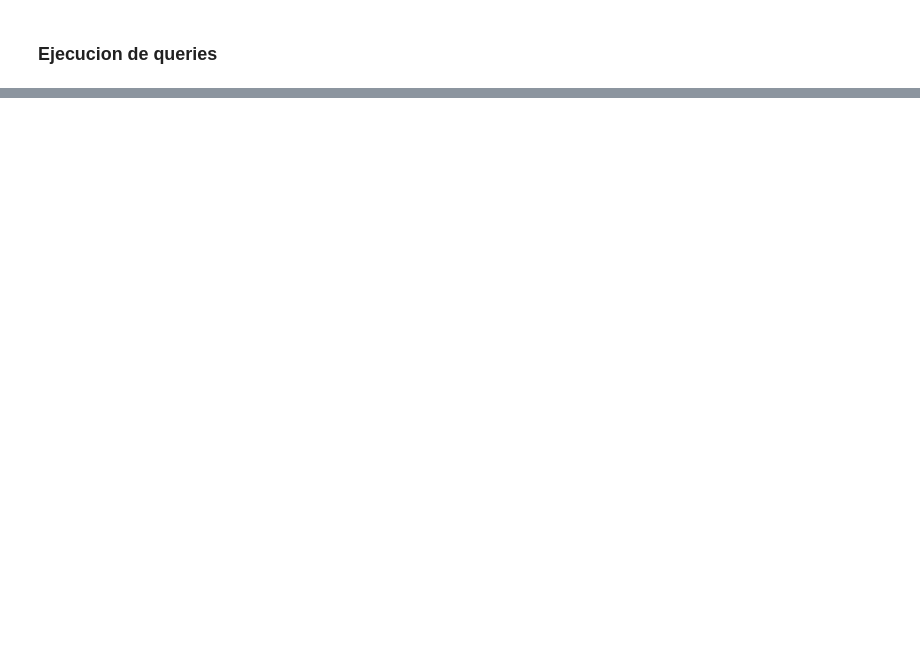
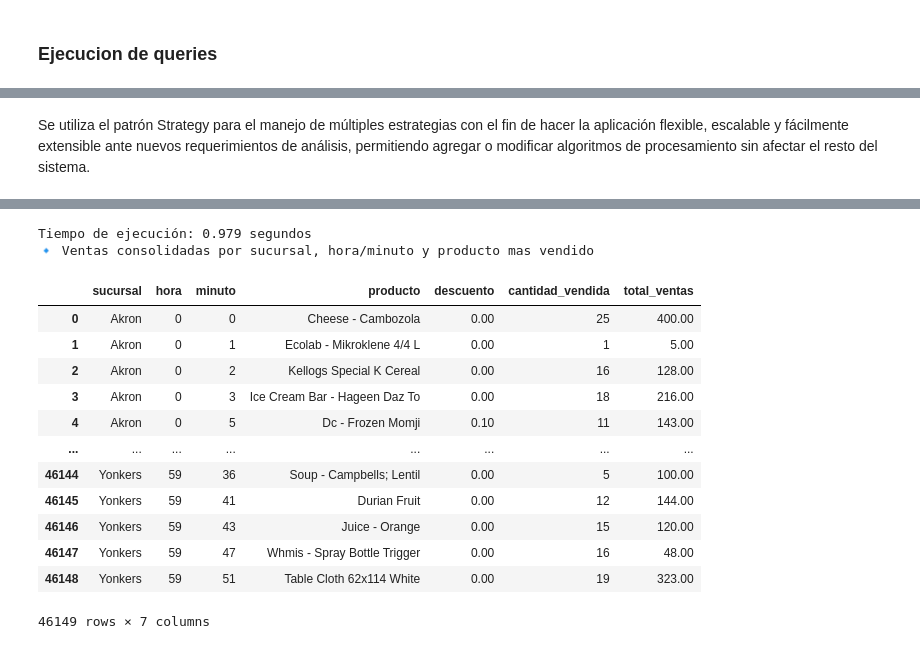
Before and after one commit to BryanCPineda/sales_company, a Jupyter notebook: notebooks/sales_analysis_demo.ipynb, the cells around one changed output, grey strips where cells are left out. Drawn from its saved outputs; the diff is of its cells as text; code cells hidden in the pictures; blank space fills up the shorter version.

```diff
--- a/notebooks/sales_analysis_demo.ipynb
+++ b/notebooks/sales_analysis_demo.ipynb
@@ -122,0 +136,3 @@ assert db1 is db2
+# %%
+from src.services.report_service import ReportService
+report = ReportService(db)
@@ -122,0 +209,9 @@ assert db1 is db2
+# %% [markdown]
+Se utiliza el patrón Strategy para el manejo de múltiples estrategias con el fin de hacer la aplicación flexible, escalable y fácilmente extensible ante nuevos requerimientos de análisis, permitiendo agregar o modificar algoritmos de procesamiento sin afectar el resto del sistema.
+# %%
+# Estrategia 1: sales_by_branch_and_hour para uso de la vista creada.
+
+# Estrategia de análisis que identifica, para cada sucursal, hora y minuto,el producto más vendido y el descuento aplicado. Utiliza una consulta SQL con CTE y función ventana (ROW_NUMBER)
+
+report.sales_by_branch_and_hour()
+# %% [output]
@@ -122,0 +219,15 @@ assert db1 is db2
+Tiempo de ejecución: 0.979 segundos
+🔹 Ventas consolidadas por sucursal, hora/minuto y producto mas vendido
+|  | sucursal | hora | minuto | producto | descuento | cantidad_vendida | total_ventas |
+| 0 | Akron | 0 | 0 | Cheese - Cambozola | 0.00 | 25 | 400.00 |
+| 1 | Akron | 0 | 1 | Ecolab - Mikroklene 4/4 L | 0.00 | 1 | 5.00 |
+| 2 | Akron | 0 | 2 | Kellogs Special K Cereal | 0.00 | 16 | 128.00 |
+| 3 | Akron | 0 | 3 | Ice Cream Bar - Hageen Daz To | 0.00 | 18 | 216.00 |
+| 4 | Akron | 0 | 5 | Dc - Frozen Momji | 0.10 | 11 | 143.00 |
+| ... | ... | ... | ... | ... | ... | ... | ... |
+| 46144 | Yonkers | 59 | 36 | Soup - Campbells; Lentil | 0.00 | 5 | 100.00 |
+| 46145 | Yonkers | 59 | 41 | Durian Fruit | 0.00 | 12 | 144.00 |
+| 46146 | Yonkers | 59 | 43 | Juice - Orange | 0.00 | 15 | 120.00 |
+| 46147 | Yonkers | 59 | 47 | Whmis - Spray Bottle Trigger | 0.00 | 16 | 48.00 |
+| 46148 | Yonkers | 59 | 51 | Table Cloth 62x114 White | 0.00 | 19 | 323.00 |
+46149 rows × 7 columns
```
Also changed, not shown: parts of 35 cells of this notebook.
